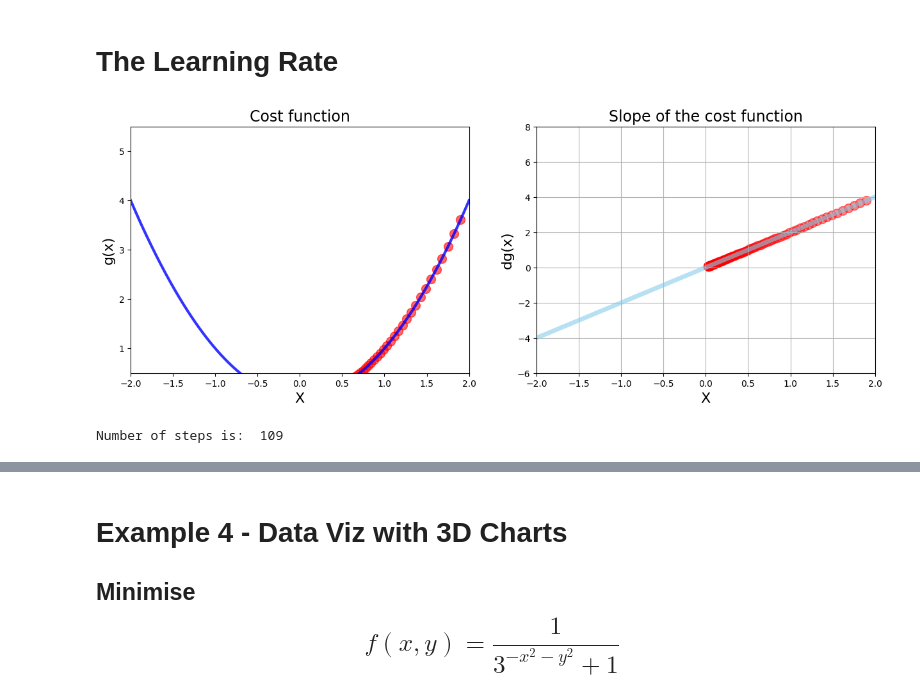
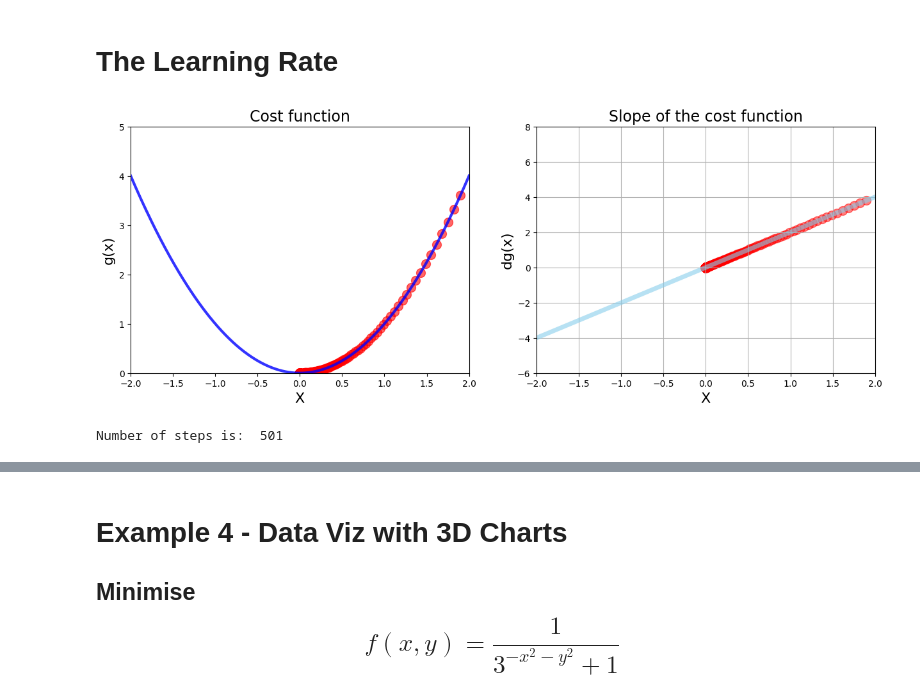
Before and after one commit to Amruthavalli19/Amruthavalli226Q1A4560, a Jupyter notebook: FMML_2022_Module_04_Project_2024.ipynb, the cells around one changed output, grey strips where cells are left out. Cells and saved outputs as stored; diff of their text form; code cells hidden in the pictures.

```diff
--- a/FMML_2022_Module_04_Project_2024.ipynb
+++ b/FMML_2022_Module_04_Project_2024.ipynb
@@ -86,12 +86,7 @@ plt.show()
 # %% [markdown]
 ## Gradient Descent
 # %%
-##########################
-##########################
-
-## TASK-1 : Complete the lines of code wherever marked as [REQUIRED] in this cell.
-
-##########################
+##########################TASK 1
 ##########################
 
 # Gradient Descent
@@ -103,15 +98,24 @@ precision = 0.00001
 x_list = [new_x]
 slope_list = [df(new_x)]
 
+def df(x):
+    # [REQUIRED] Define the derivative (slope) of your function here
+    return 2 * x - 4
+
+def f(x):
+    # [REQUIRED] Define your function here
+    return x**2 - 4*x + 4
+
 for n in range(500):
     previous_x = new_x
-
+    gradient = df(previous_x)  # [REQUIRED] Calculate the gradient (slope) at current x
+    new_x = previous_x - step_multiplier * gradient  # [REQUIRED] Update x using gradient descent
 
     step_size = abs(new_x - previous_x)
     # print(step_size)
 
     x_list.append(new_x)
-    slope_list.append## [REQUIRED])
+    slope_list.append(df(new_x))
 
     if step_size < precision:
         print('Loop ran this many times:', n)
@@ -387,43 +439,67 @@ g(x) value at this point is: 1.1733327223686654e-09
 # %% [markdown]
 # The Learning Rate
 # %%
+import numpy as np
+import matplotlib.pyplot as plt
+
+# Gradient Descent Function
+def gradient_descent(derivative_func, initial_guess, multiplier=0.02, max_iter=500):
+    x = initial_guess
+    list_x = [x]
+    deriv_list = [derivative_func(x)]
+
+    for i in range(max_iter):
+        x = x - multiplier * derivative_func(x)
+        list_x.append(x)
+        deriv_list.append(derivative_func(x))
+
+    return x, list_x, deriv_list
+
+# Define the function g(x) and its derivative dg(x)
+def g(x):
+    return x**2
+
+def dg(x):
+    return 2*x
+
 # Calling gradient descent function
-local_min, list_x, deriv_list = gradient_descent(derivative_func=dg, initial_guess= 1.9,
-                                                multiplier=0.02, max_iter=500)
+local_min, list_x, deriv_list = gradient_descent(derivative_func=dg, initial_guess=1.9,
+                                                  multiplier=0.02, max_iter=500)
 
 # Plot function and derivative and scatter plot side by side
+x_2 = np.linspace(-2, 2, 1000)
 
 plt.figure(figsize=[15, 5])
 
 # 1 Chart: Cost function
 plt.subplot(1, 2, 1)
 
 plt.xlim(-2, 2)
-plt.ylim(0.5, 5.5)
+plt.ylim(0, 5)
 
 plt.title('Cost function', fontsize=17)
 plt.xlabel('X', fontsize=16)
 plt.ylabel('g(x)', fontsize=16)
 
 plt.plot(x_2, g(x_2), color='blue', linewidth=3, alpha=0.8)
 plt.scatter(list_x, g(np.array(list_x)), color='red', s=100, alpha=0.6)
 
 # 2 Chart: Derivative
 plt.subplot(1, 2, 2)
 
 plt.title('Slope of the cost function', fontsize=17)
 plt.xlabel('X', fontsize=16)
 plt.ylabel('dg(x)', fontsize=16)
 plt.grid()
 plt.xlim(-2, 2)
 plt.ylim(-6, 8)
 
 plt.plot(x_2, dg(x_2), color='skyblue', linewidth=5, alpha=0.6)
 plt.scatter(list_x, deriv_list, color='red', s=100, alpha=0.5)
 
 plt.show()
 
 print('Number of steps is: ', len(list_x))
 # %% [output]
-[figure, old version]
+[figure, new version]
-Number of steps is:  109
+Number of steps is:  501
```
Also changed, not shown: parts of 29 cells of this notebook.
